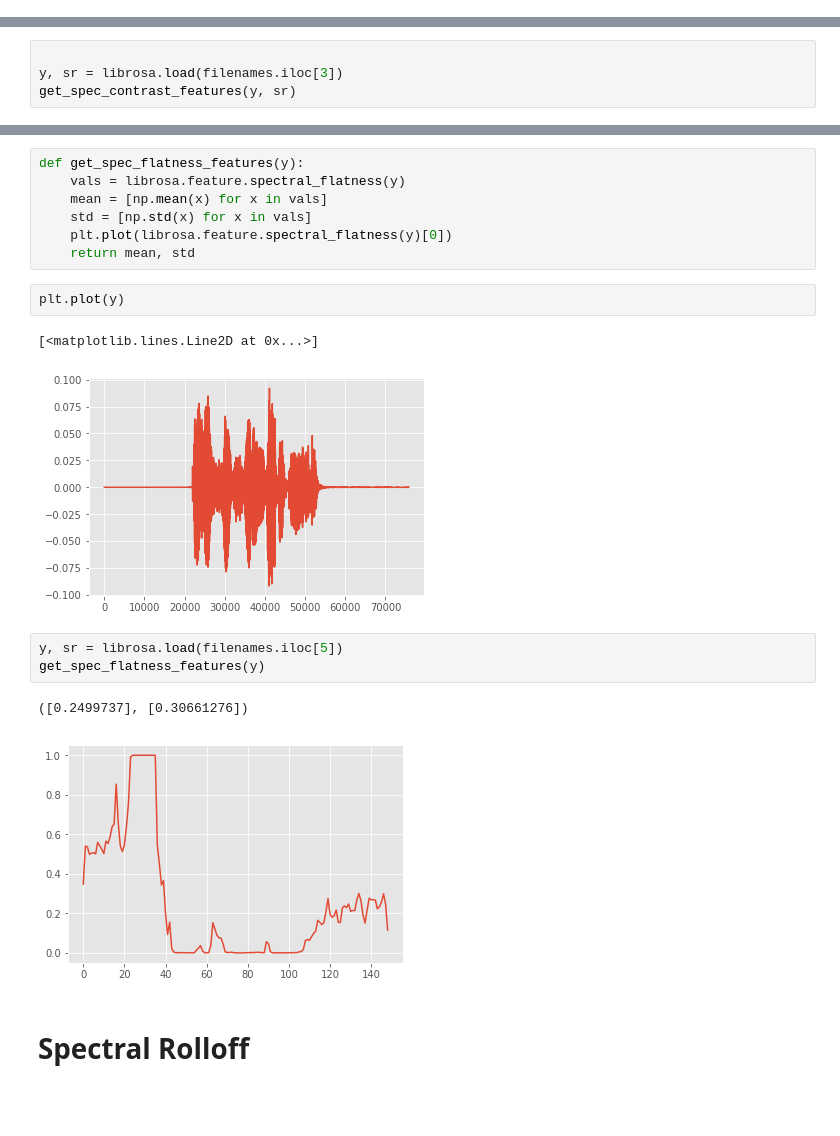
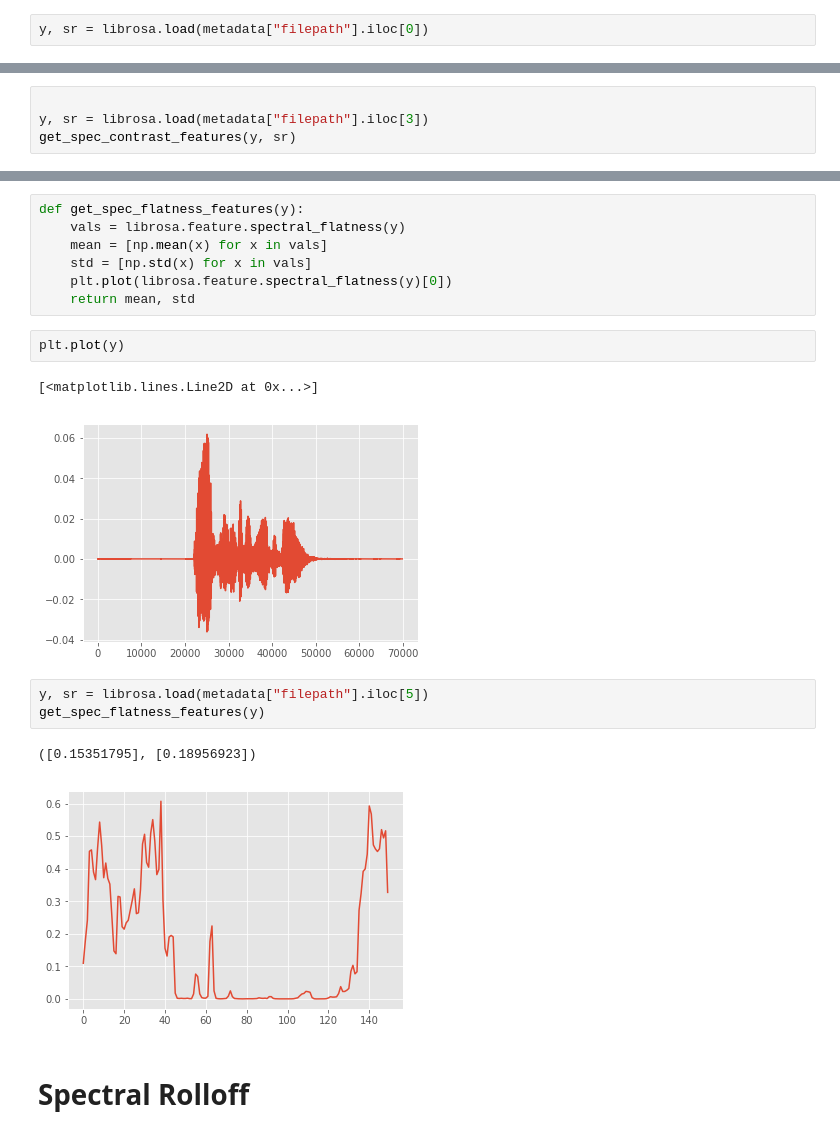
Before and after one commit to Chrisjw42/listenr-ml, a Jupyter notebook: 2. Data preprocessing.ipynb, the cells around one changed output, grey strips where cells are left out. Drawn from its saved outputs; the diff is of its cells as text; blank space fills up the shorter version.

```diff
--- a/2. Data preprocessing.ipynb
+++ b/2. Data preprocessing.ipynb
@@ -207,3 +49,5 @@ KeyboardInterrupt:
+# %%
+y, sr = librosa.load(metadata["filepath"].iloc[0])
 # %%
 len(librosa.feature.spectral_flatness(y))
 # %% [output]
@@ -259,6 +79,6 @@ def get_spec_contrast_features(y, sr):
     return means, stds
 # %%
 
-y, sr = librosa.load(filenames.iloc[3])
+y, sr = librosa.load(metadata["filepath"].iloc[3])
 get_spec_contrast_features(y, sr)
 # %% [output]
@@ -288,13 +105,13 @@ def get_spec_flatness_features(y):
 plt.plot(y)
 # %% [output]
 [<matplotlib.lines.Line2D at 0x...>]
-[figure, old version]
+[figure, new version]
 # %%
-y, sr = librosa.load(filenames.iloc[5])
+y, sr = librosa.load(metadata["filepath"].iloc[5])
 get_spec_flatness_features(y)
 # %% [output]
-([0.2499737], [0.30661276])
+([0.15351795], [0.18956923])
-[figure, old version]
+[figure, new version]
 # %% [markdown]
 # Spectral Rolloff
 # %%
```
Also changed, not shown: parts of 50 cells of this notebook.
